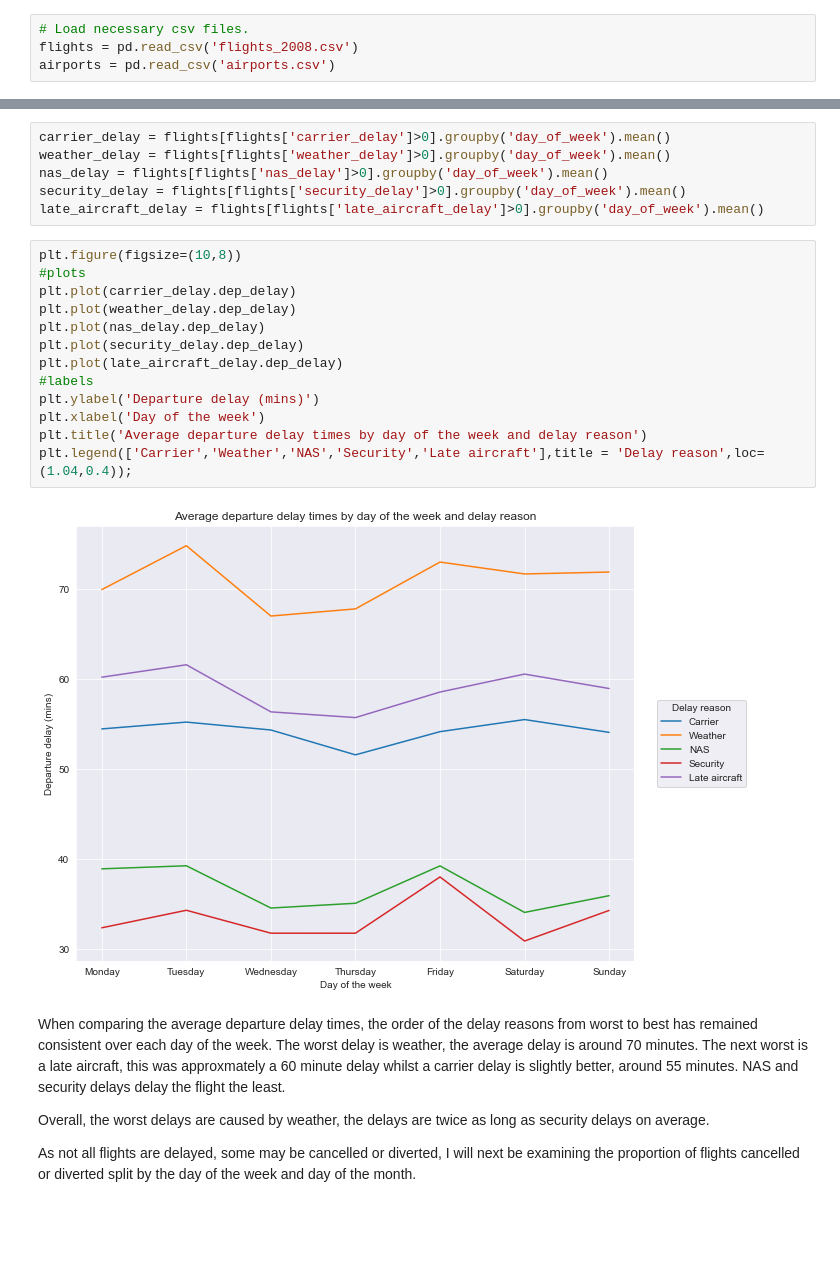
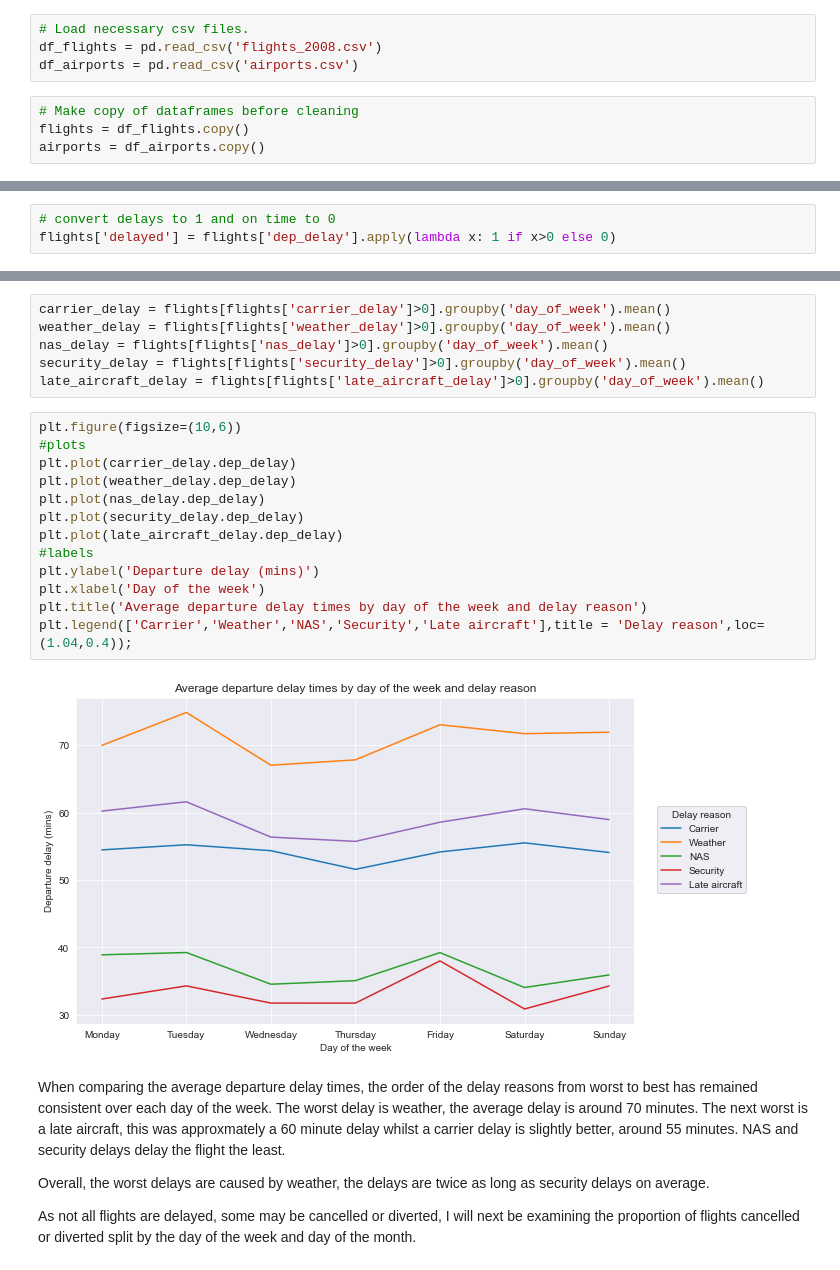
Before and after one commit to Vincentk-94/Communicate_data_findings, a Jupyter notebook: 2008 Flight Delays - Project.ipynb, the cells around one changed output, grey strips where cells are left out. Cells and saved outputs as stored; diff of their text form; blank space fills up the shorter version.

```diff
--- a/2008 Flight Delays - Project.ipynb
+++ b/2008 Flight Delays - Project.ipynb
@@ -28,8 +28,12 @@ darkgrid()
 Try and motivate your exploration goals through this section.
 # %%
 # Load necessary csv files.
-flights = pd.read_csv('flights_2008.csv')
-airports = pd.read_csv('airports.csv')
+df_flights = pd.read_csv('flights_2008.csv')
+df_airports = pd.read_csv('airports.csv')
+# %%
+# Make copy of dataframes before cleaning
+flights = df_flights.copy()
+airports = df_airports.copy()
 # %%
 print('There are '+ str(flights.shape[0]) +' rows and ' + str(flights.shape[1]) + ' columns in this dataset.')
 # %% [output]
@@ -361,0 +364,3 @@ memory usage: 512.7+ MB
+# %%
+# convert delays to 1 and on time to 0
+flights['delayed'] = flights['dep_delay'].apply(lambda x: 1 if x>0 else 0)
@@ -1344,20 +1405,20 @@ nas_delay = flights[flights['nas_delay']>0].groupby('day_of_week').mean()
 security_delay = flights[flights['security_delay']>0].groupby('day_of_week').mean()
 late_aircraft_delay = flights[flights['late_aircraft_delay']>0].groupby('day_of_week').mean()
 # %%
-plt.figure(figsize=(10,8))
+plt.figure(figsize=(10,6))
 #plots
 plt.plot(carrier_delay.dep_delay)
 plt.plot(weather_delay.dep_delay)
 plt.plot(nas_delay.dep_delay)
 plt.plot(security_delay.dep_delay)
 plt.plot(late_aircraft_delay.dep_delay)
 #labels
 plt.ylabel('Departure delay (mins)')
 plt.xlabel('Day of the week')
 plt.title('Average departure delay times by day of the week and delay reason')
 plt.legend(['Carrier','Weather','NAS','Security','Late aircraft'],title = 'Delay reason',loc=(1.04,0.4));
 # %% [output]
-[figure, old version]
+[figure, new version]
 # %% [markdown]
 When comparing the average departure delay times, the order of the delay reasons from worst to best has remained consistent over each day of the week. The worst delay is weather, the average delay is around 70 minutes. The next worst is a late aircraft, this was approxmately a 60 minute delay whilst a carrier delay is slightly better, around 55 minutes. NAS and security delays delay the flight the least.
 
```
Also changed, not shown: parts of 36 cells of this notebook.
